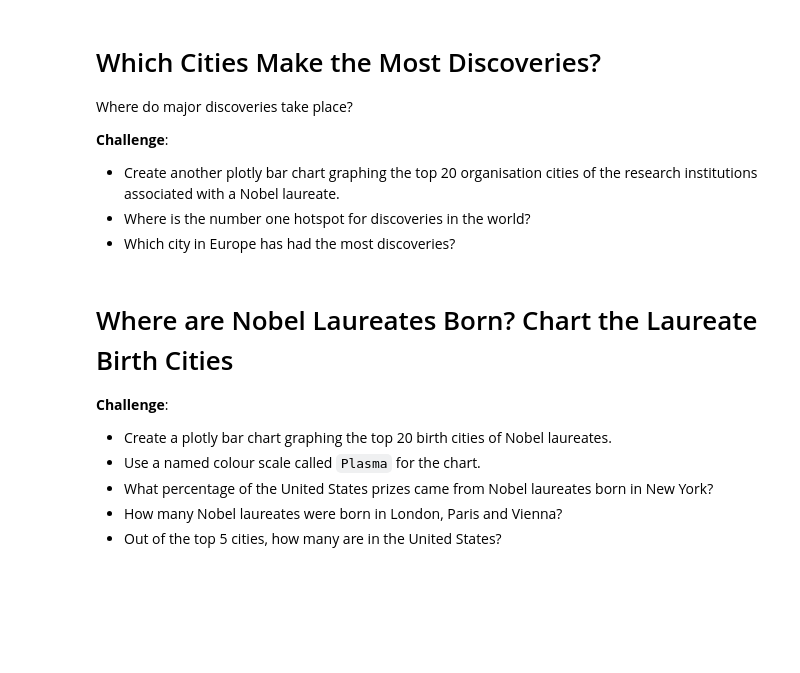
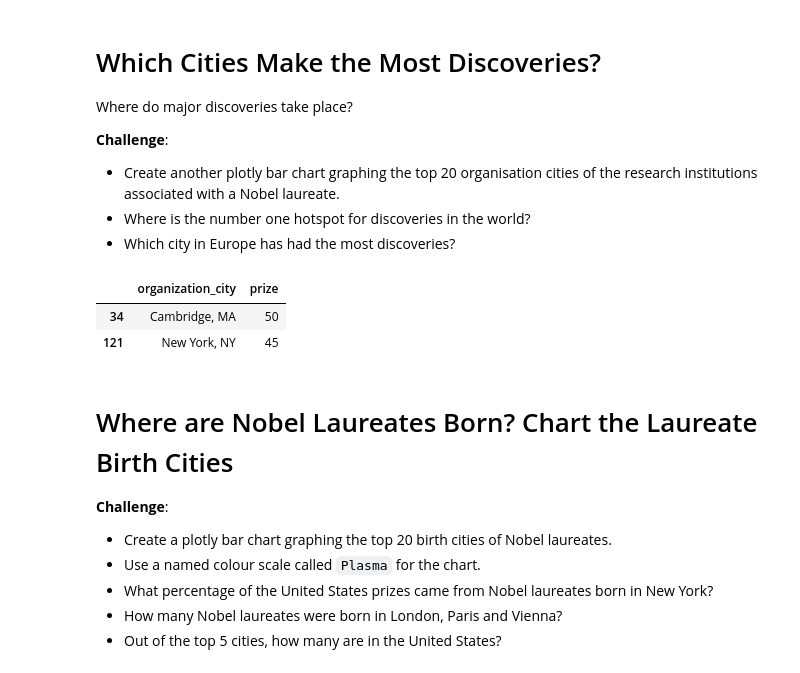
Before and after one commit to TahaThinks/DataScienceProjects2024, a Jupyter notebook: Nobel_Prize_Analysis_(start).ipynb, the cells around one changed output. Saved outputs shown, nothing was run; the diff lists cells and outputs as text; code cells hidden in the pictures; blank space fills up the shorter version.

```diff
--- a/Nobel_Prize_Analysis_(start).ipynb
+++ b/Nobel_Prize_Analysis_(start).ipynb
@@ -767,3 +767,10 @@ Where do major discoveries take place?
 * Create another plotly bar chart graphing the top 20 organisation cities of the research institutions associated with a Nobel laureate.
 * Where is the number one hotspot for discoveries in the world?
 * Which city in Europe has had the most discoveries?
+# %%
+prize_by_organization_city = df_data.groupby(['organization_city'], as_index=False).agg({'prize':pd.Series.count}).sort_values(by='prize', ascending=False).head(20)
+prize_by_organization_city.head(2)
+# %% [output]
+|  | organization_city | prize |
+| 34 | Cambridge, MA | 50 |
+| 121 | New York, NY | 45 |
```
Also changed, not shown: parts of 1 cell of this notebook.
